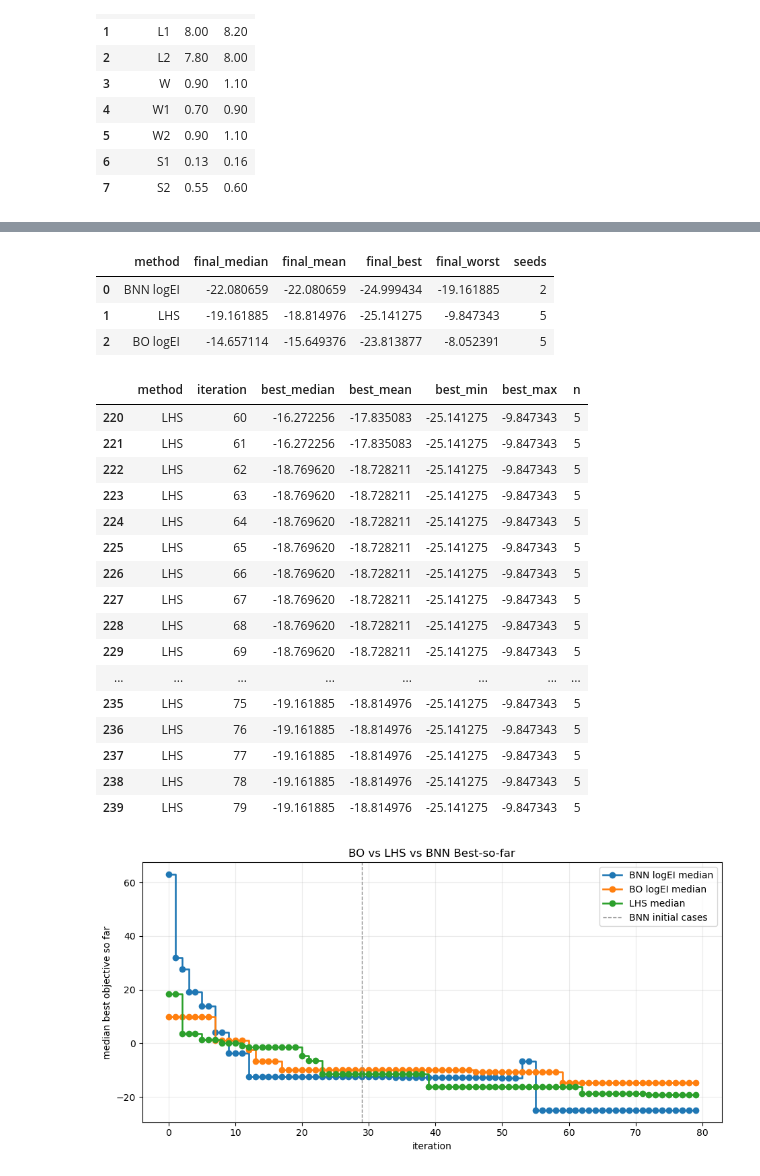
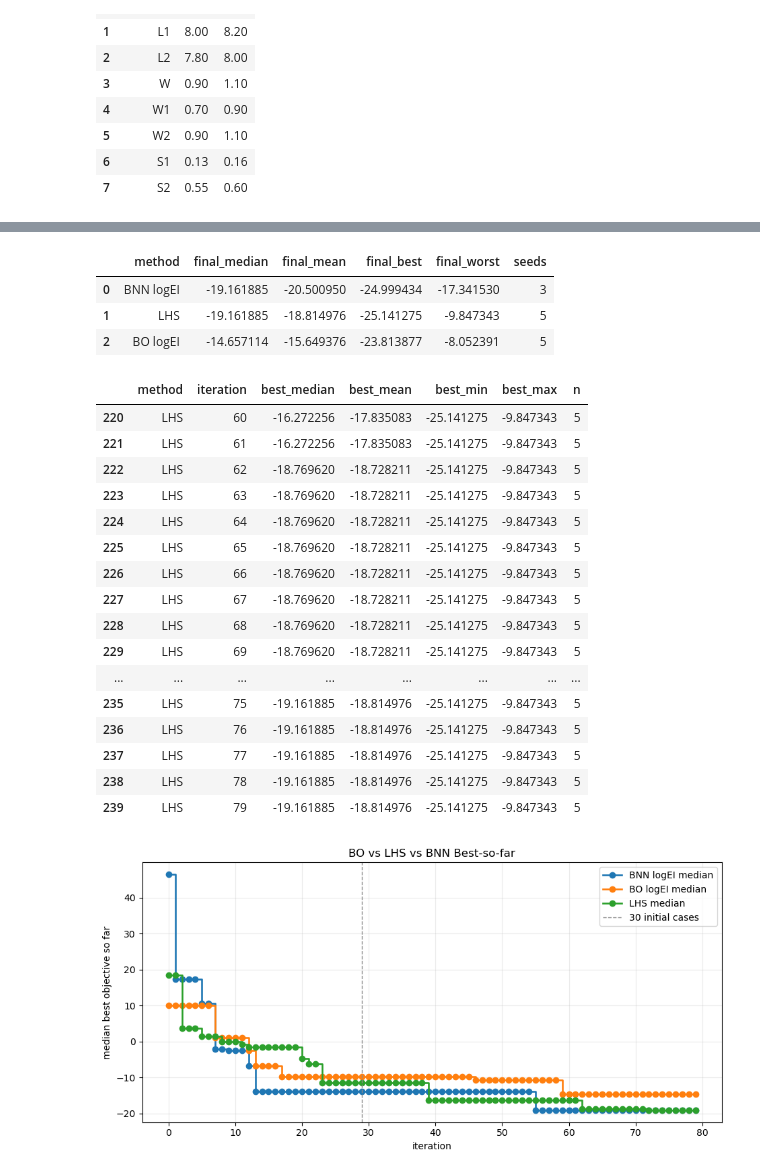
Before and after one commit to ivancanull/vector, a Jupyter notebook: notebooks/bnn_online_experiment.ipynb, the cells around one changed output, grey strips where cells are left out. Cells and saved outputs as stored; diff of their text form; code cells hidden in the pictures.

```diff
--- a/notebooks/bnn_online_experiment.ipynb
+++ b/notebooks/bnn_online_experiment.ipynb
@@ -616,26 +312,31 @@ No history available yet. Run the experiment cell first.
 # %%
-if RUN_ONLINE and 'history_df' in globals() and not history_df.empty:
+if history_df.empty:
+    print('No selected completed seed history available.')
+else:
     import matplotlib.pyplot as plt
 
     plot_df = history_df.copy().sort_values('iteration')
-    plot_df['objective'] = pd.to_numeric(plot_df['objective'], errors='coerce')
+    plot_df['objective'] = pd.to_numeric(plot_df.get('objective'), errors='coerce')
     finite_obj = np.isfinite(plot_df['objective'])
 
     fig, ax = plt.subplots(figsize=(8.5, 4.2))
     if finite_obj.any():
         ax.plot(plot_df.loc[finite_obj, 'iteration'], plot_df.loc[finite_obj, 'objective'], marker='o', lw=1.6)
-    ax.axvline(N_INIT - 1, color='0.55', ls='--', lw=1.0, label='30 initial cases')
-    ax.set_title('BNN logEI Objective by Iteration')
+    ax.axvline(N_INIT - 1, color='0.55', ls='--', lw=1.0, label=f'{N_INIT} initial cases')
+    ax.set_title(f'BNN logEI Objective by Iteration, seed={int(plot_df["seed"].iloc[0])}')
     ax.set_xlabel('iteration')
     ax.set_ylabel('objective (minimize)')
     ax.grid(True, alpha=0.25)
     ax.legend(loc='best')
     plt.tight_layout()
 
-    if 'campaign_summary_df' in globals() and not campaign_summary_df.empty:
-        cols = ['seed', 'run_id', 'method', 'status', 'best_objective', 'first_feasible_iteration', 'cache_hit_ratio', 'runtime_engine_sec', 'runtime_sim_sec', 'num_trials']
+    if not campaign_summary_df.empty:
+        cols = [
+            'seed', 'run_id', 'method', 'status', 'best_objective',
+            'first_feasible_iteration', 'cache_hit_ratio',
+            'runtime_engine_sec', 'runtime_sim_sec', 'num_trials',
+        ]
+        cols = [col for col in cols if col in campaign_summary_df.columns]
         print('Compact BNN logEI campaign metrics:')
         display(campaign_summary_df[cols])
-else:
-    print('No history available yet. Run the experiment cell first.')
 # %% [output]
@@ -833,12 +484,6 @@ else:
 # %%
-# Compare BO, LHS, and BNN best-so-far curves from checkpoints.
+# Compare BO, LHS, and BNN best-so-far curves from completed checkpoints.
 import matplotlib.pyplot as plt
-
-METHOD_ROOTS = {
-    'BO logEI': REPO_ROOT / 'experiments' / 'bo_online_general',
-    'LHS': REPO_ROOT / 'experiments' / 'lhs_online_general',
-    'BNN logEI': OUTPUT_DIR,
-}
 
 
 def _load_method_best_histories(method: str, root: Path) -> pd.DataFrame:
@@ -847,20 +492,23 @@ def _load_method_best_histories(method: str, root: Path) -> pd.DataFrame:
         return pd.DataFrame(columns=['method', 'seed', 'iteration', 'best_so_far'])
     seed_pattern = re.compile(r'.*_seed(\d+)\.checkpoint\.json$')
     for ckpt_path in sorted(root.glob('*.checkpoint.json')):
-        payload = json.loads(ckpt_path.read_text())
+        payload = json.loads(ckpt_path.read_text(encoding='utf-8'))
         hist = pd.DataFrame(payload.get('history', []))
+        if LOAD_COMPLETED_ONLY and len(hist) < TARGET_TRIALS:
+            continue
         if hist.empty or 'iteration' not in hist:
             continue
         seed_value = payload.get('seed')
         if seed_value is None:
-            m = seed_pattern.match(ckpt_path.name)
-            seed_value = int(m.group(1)) if m else None
+            match = seed_pattern.match(ckpt_path.name)
+            seed_value = int(match.group(1)) if match else None
         hist = hist.copy()
         hist['iteration'] = pd.to_numeric(hist['iteration'], errors='coerce')
         if 'best_so_far' in hist:
             hist['best_so_far'] = pd.to_numeric(hist['best_so_far'], errors='coerce')
         elif 'objective' in hist:
             hist['objective'] = pd.to_numeric(hist['objective'], errors='coerce')
+            hist = hist.sort_values('iteration')
             hist['best_so_far'] = hist['objective'].cummin()
         else:
             continue
@@ -877,12 +525,12 @@ def _load_method_best_histories(method: str, root: Path) -> pd.DataFrame:
 
 
 comparison_histories = pd.concat(
-    [_load_method_best_histories(method, root) for method, root in METHOD_ROOTS.items()],
+    [_load_method_best_histories(method, root) for method, root in COMPARISON_METHOD_ROOTS.items()],
     ignore_index=True,
 )
 
 if comparison_histories.empty:
-    print('No BO/LHS/BNN checkpoints found for comparison yet.')
+    print('No completed BO/LHS/BNN checkpoints found for comparison.')
 else:
     summary = (
         comparison_histories
@@ -903,7 +551,7 @@ else:
             drawstyle='steps-post',
             label=f'{method} median',
         )
-    ax.axvline(N_INIT - 1, color='0.55', ls='--', lw=1.0, label='BNN initial cases')
+    ax.axvline(N_INIT - 1, color='0.55', ls='--', lw=1.0, label=f'{N_INIT} initial cases')
     ax.set_title('BO vs LHS vs BNN Best-so-far')
     ax.set_xlabel('iteration')
     ax.set_ylabel('median best objective so far')
@@ -917,32 +565,32 @@ else:
         .groupby(['method', 'seed'], as_index=False)
         .tail(1)
         .groupby('method', as_index=False)['best_so_far']
         .agg(final_median='median', final_mean='mean', final_best='min', final_worst='max', seeds='count')
         .sort_values('final_median')
         .reset_index(drop=True)
     )
     display(final_rows)
     display(summary.tail(20))
 # %% [output]
 |  | method | final_median | final_mean | final_best | final_worst | seeds |
-| 0 | BNN logEI | -22.080659 | -22.080659 | -24.999434 | -19.161885 | 2 |
+| 0 | BNN logEI | -19.161885 | -20.500950 | -24.999434 | -17.341530 | 3 |
 | 1 | LHS | -19.161885 | -18.814976 | -25.141275 | -9.847343 | 5 |
 | 2 | BO logEI | -14.657114 | -15.649376 | -23.813877 | -8.052391 | 5 |
 |  | method | iteration | best_median | best_mean | best_min | best_max | n |
 | 220 | LHS | 60 | -16.272256 | -17.835083 | -25.141275 | -9.847343 | 5 |
 | 221 | LHS | 61 | -16.272256 | -17.835083 | -25.141275 | -9.847343 | 5 |
 | 222 | LHS | 62 | -18.769620 | -18.728211 | -25.141275 | -9.847343 | 5 |
 | 223 | LHS | 63 | -18.769620 | -18.728211 | -25.141275 | -9.847343 | 5 |
 | 224 | LHS | 64 | -18.769620 | -18.728211 | -25.141275 | -9.847343 | 5 |
 | 225 | LHS | 65 | -18.769620 | -18.728211 | -25.141275 | -9.847343 | 5 |
 | 226 | LHS | 66 | -18.769620 | -18.728211 | -25.141275 | -9.847343 | 5 |
 | 227 | LHS | 67 | -18.769620 | -18.728211 | -25.141275 | -9.847343 | 5 |
 | 228 | LHS | 68 | -18.769620 | -18.728211 | -25.141275 | -9.847343 | 5 |
 | 229 | LHS | 69 | -18.769620 | -18.728211 | -25.141275 | -9.847343 | 5 |
 | ... | ... | ... | ... | ... | ... | ... | ... |
 | 235 | LHS | 75 | -19.161885 | -18.814976 | -25.141275 | -9.847343 | 5 |
 | 236 | LHS | 76 | -19.161885 | -18.814976 | -25.141275 | -9.847343 | 5 |
 | 237 | LHS | 77 | -19.161885 | -18.814976 | -25.141275 | -9.847343 | 5 |
 | 238 | LHS | 78 | -19.161885 | -18.814976 | -25.141275 | -9.847343 | 5 |
 | 239 | LHS | 79 | -19.161885 | -18.814976 | -25.141275 | -9.847343 | 5 |
-[figure, old version]
+[figure, new version]
```
Also changed, not shown: parts of 10 cells of this notebook, 39 other files.
